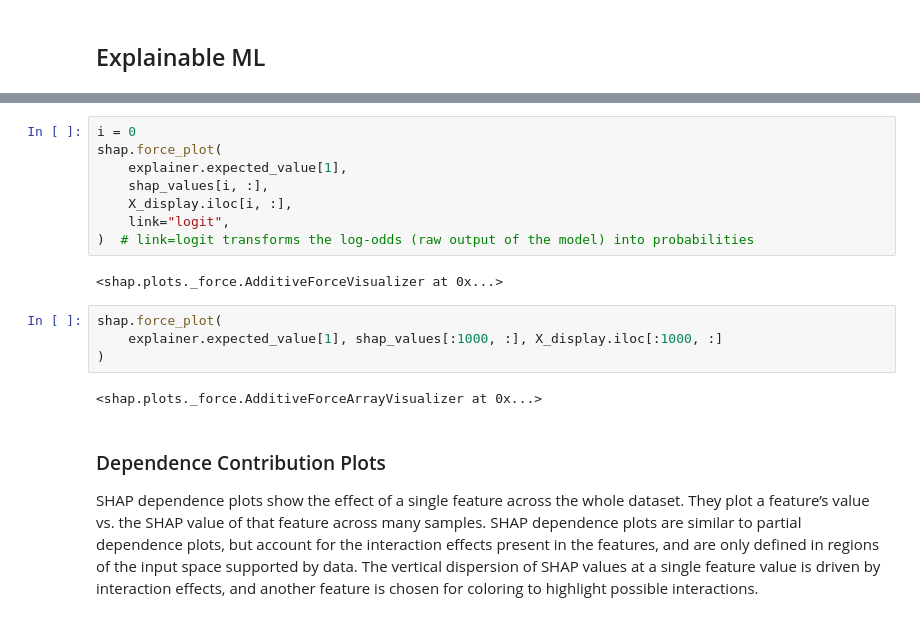
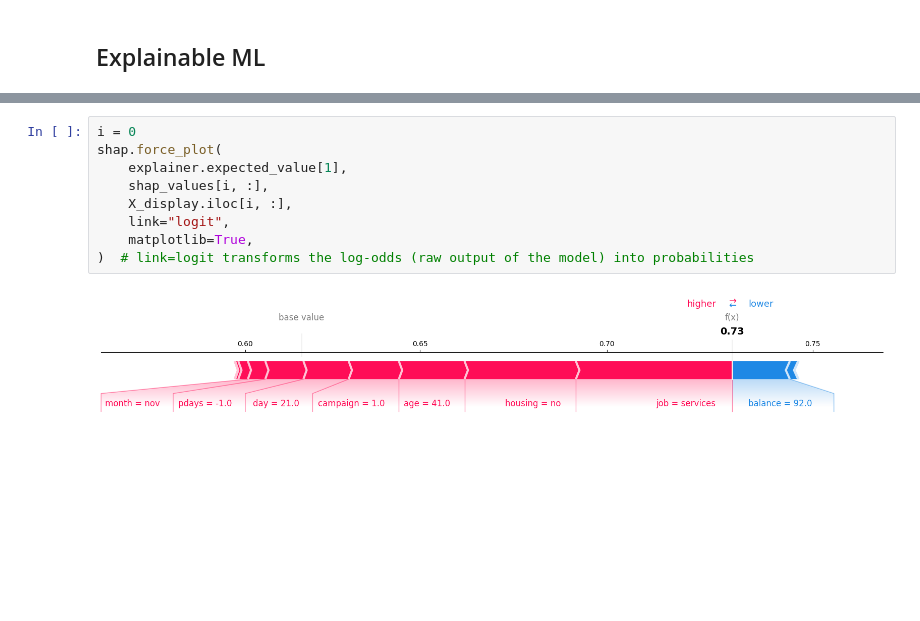
Before and after one commit to MoritzM00/Linkit-Beginner-Challenge-Explainable-ML, a Jupyter notebook: challenge.ipynb, the cells around one changed output, grey strips where cells are left out. Cells and saved outputs as stored; diff of their text form; blank space fills up the shorter version.

```diff
--- a/challenge.ipynb
+++ b/challenge.ipynb
@@ -240,20 +286,11 @@ No data for colormapping provided via 'c'. Parameters 'vmin', 'vmax' will be ign
 # %%
 i = 0
 shap.force_plot(
     explainer.expected_value[1],
     shap_values[i, :],
     X_display.iloc[i, :],
     link="logit",
+    matplotlib=True,
 )  # link=logit transforms the log-odds (raw output of the model) into probabilities
 # %% [output]
-<shap.plots._force.AdditiveForceVisualizer at 0x...>
+[figure, added]
-# %%
-shap.force_plot(
-    explainer.expected_value[1], shap_values[:1000, :], X_display.iloc[:1000, :]
-)
-# %% [output]
-<shap.plots._force.AdditiveForceArrayVisualizer at 0x...>
-# %% [markdown]
-### Dependence Contribution Plots
-
-SHAP dependence plots show the effect of a single feature across the whole dataset. They plot a feature’s value vs. the SHAP value of that feature across many samples. SHAP dependence plots are similar to partial dependence plots, but account for the interaction effects present in the features, and are only defined in regions of the input space supported by data. The vertical dispersion of SHAP values at a single feature value is driven by interaction effects, and another feature is chosen for coloring to highlight possible interactions.
```
Also changed, not shown: parts of 11 cells of this notebook.
